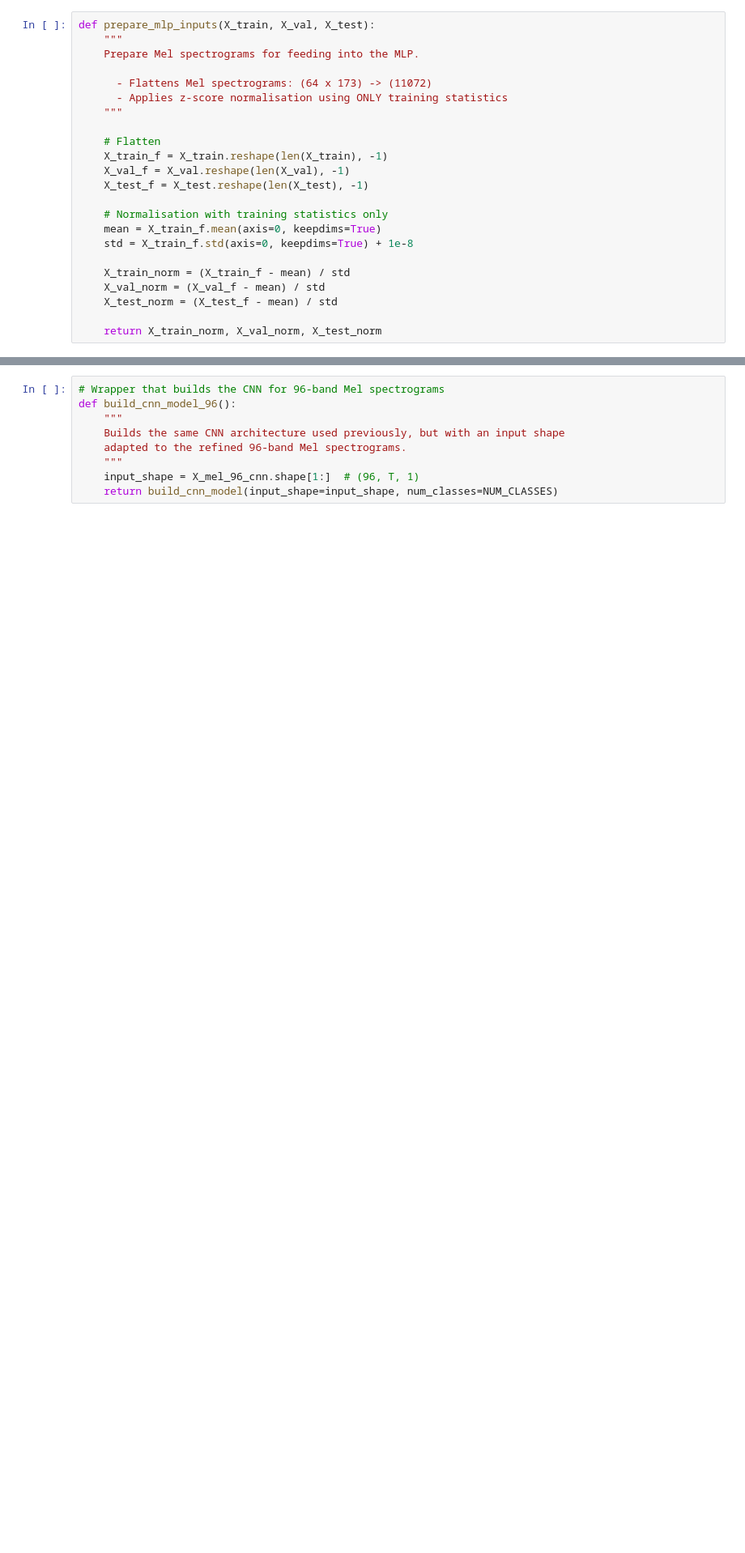
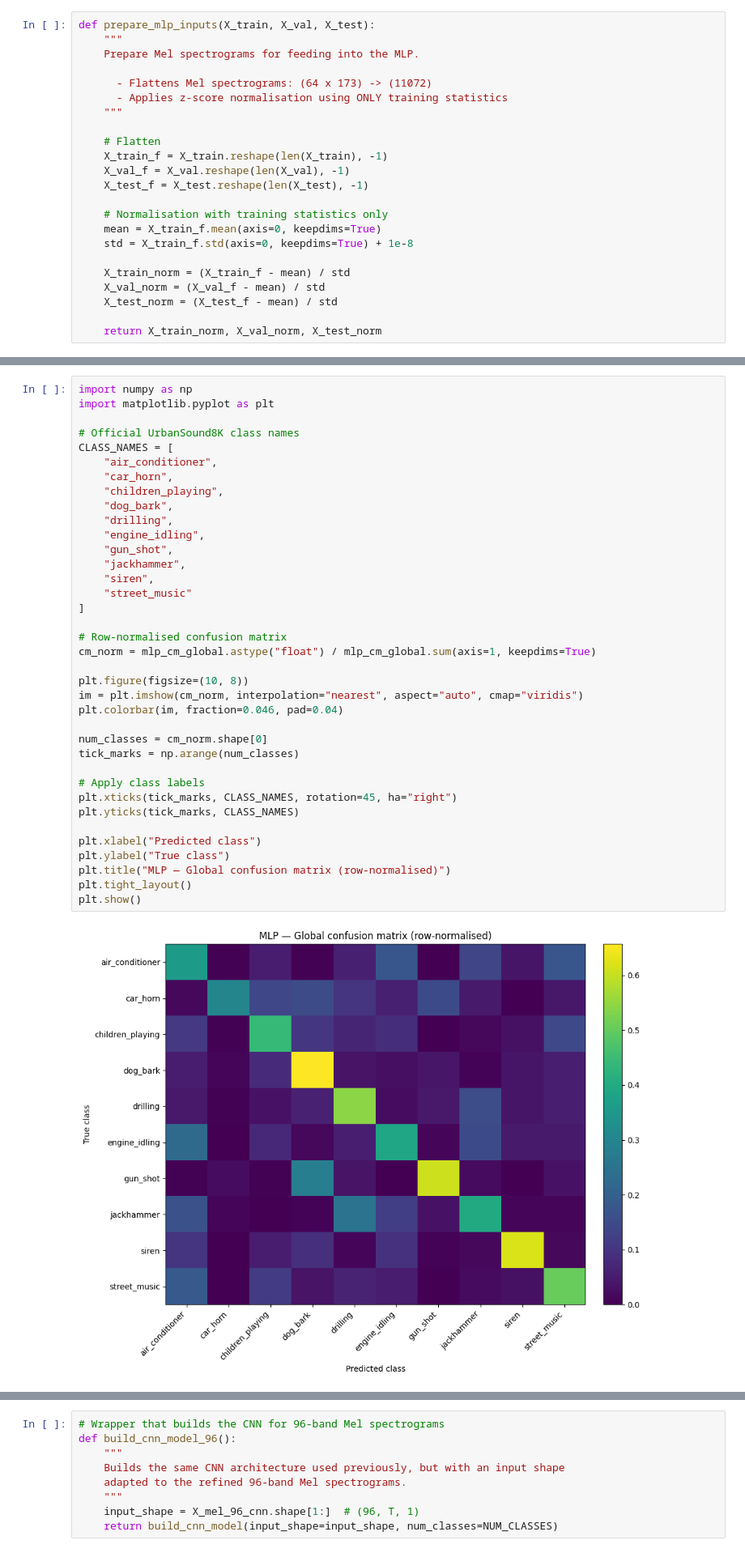
Before and after one commit to FreddieAlvin/Deep-Learning-Classifiers-for-urban-sound-data, a Jupyter notebook: UrbanSound8K.ipynb, the cells around one changed output, grey strips where cells are left out. Shown at 81% size. Drawn from its saved outputs; the diff is of its cells as text; blank space fills up the shorter version.

```diff
--- a/UrbanSound8K.ipynb
+++ b/UrbanSound8K.ipynb
@@ -1156,0 +1256,39 @@ In the next sections, these metrics and the global confusion matrix will serve a
+# %%
+import numpy as np
+import matplotlib.pyplot as plt
+
+# Official UrbanSound8K class names
+CLASS_NAMES = [
+    "air_conditioner",
+    "car_horn",
+    "children_playing",
+    "dog_bark",
+    "drilling",
+    "engine_idling",
+    "gun_shot",
+    "jackhammer",
+    "siren",
+    "street_music"
+]
+
+# Row-normalised confusion matrix
+cm_norm = mlp_cm_global.astype("float") / mlp_cm_global.sum(axis=1, keepdims=True)
+
+plt.figure(figsize=(10, 8))
+im = plt.imshow(cm_norm, interpolation="nearest", aspect="auto", cmap="viridis")
+plt.colorbar(im, fraction=0.046, pad=0.04)
+
+num_classes = cm_norm.shape[0]
+tick_marks = np.arange(num_classes)
+
+# Apply class labels
+plt.xticks(tick_marks, CLASS_NAMES, rotation=45, ha="right")
+plt.yticks(tick_marks, CLASS_NAMES)
+
+plt.xlabel("Predicted class")
+plt.ylabel("True class")
+plt.title("MLP — Global confusion matrix (row-normalised)")
+plt.tight_layout()
+plt.show()
+# %% [output]
+[figure, added]
```
Also changed, not shown: parts of 38 cells of this notebook.
